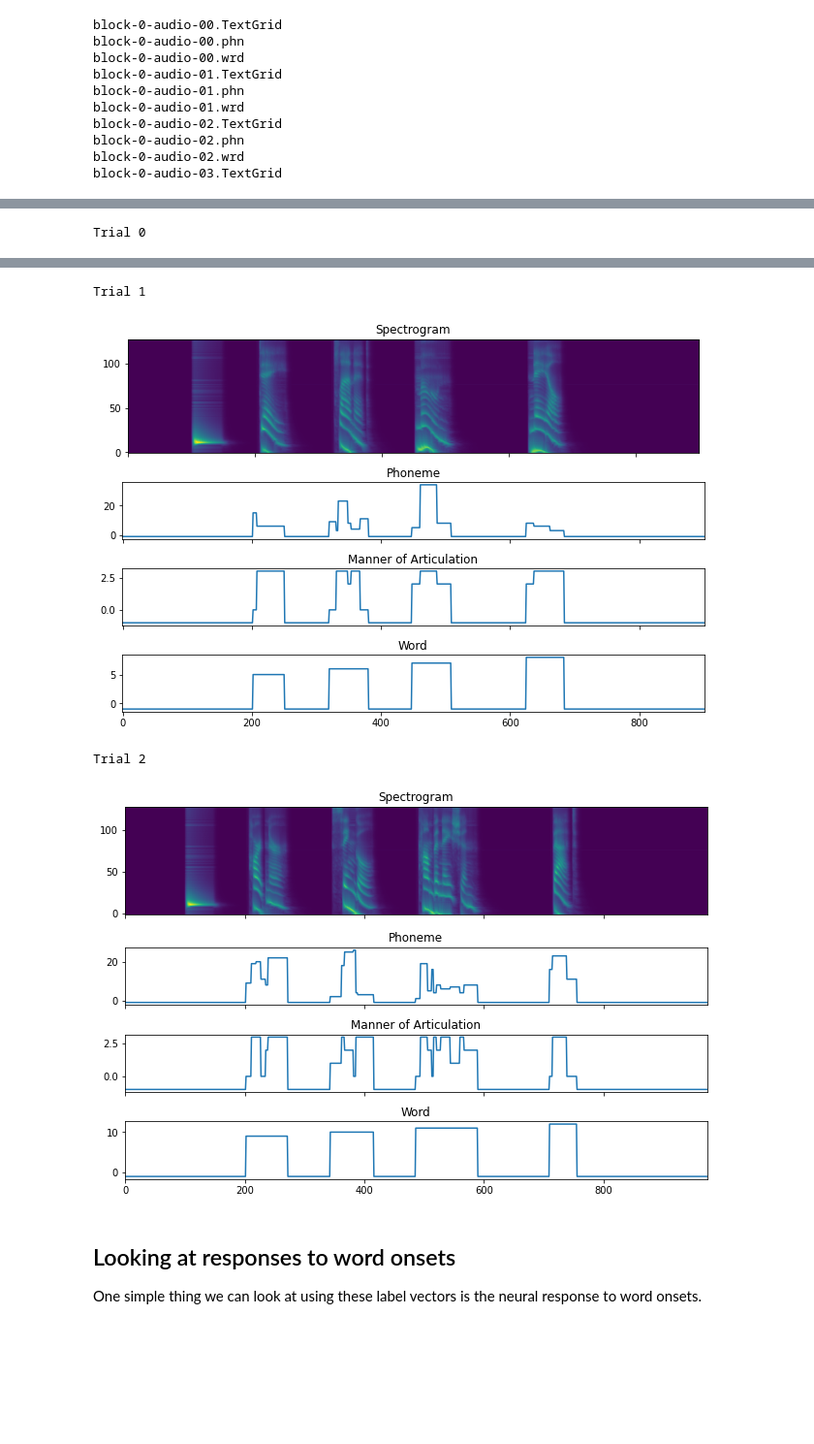
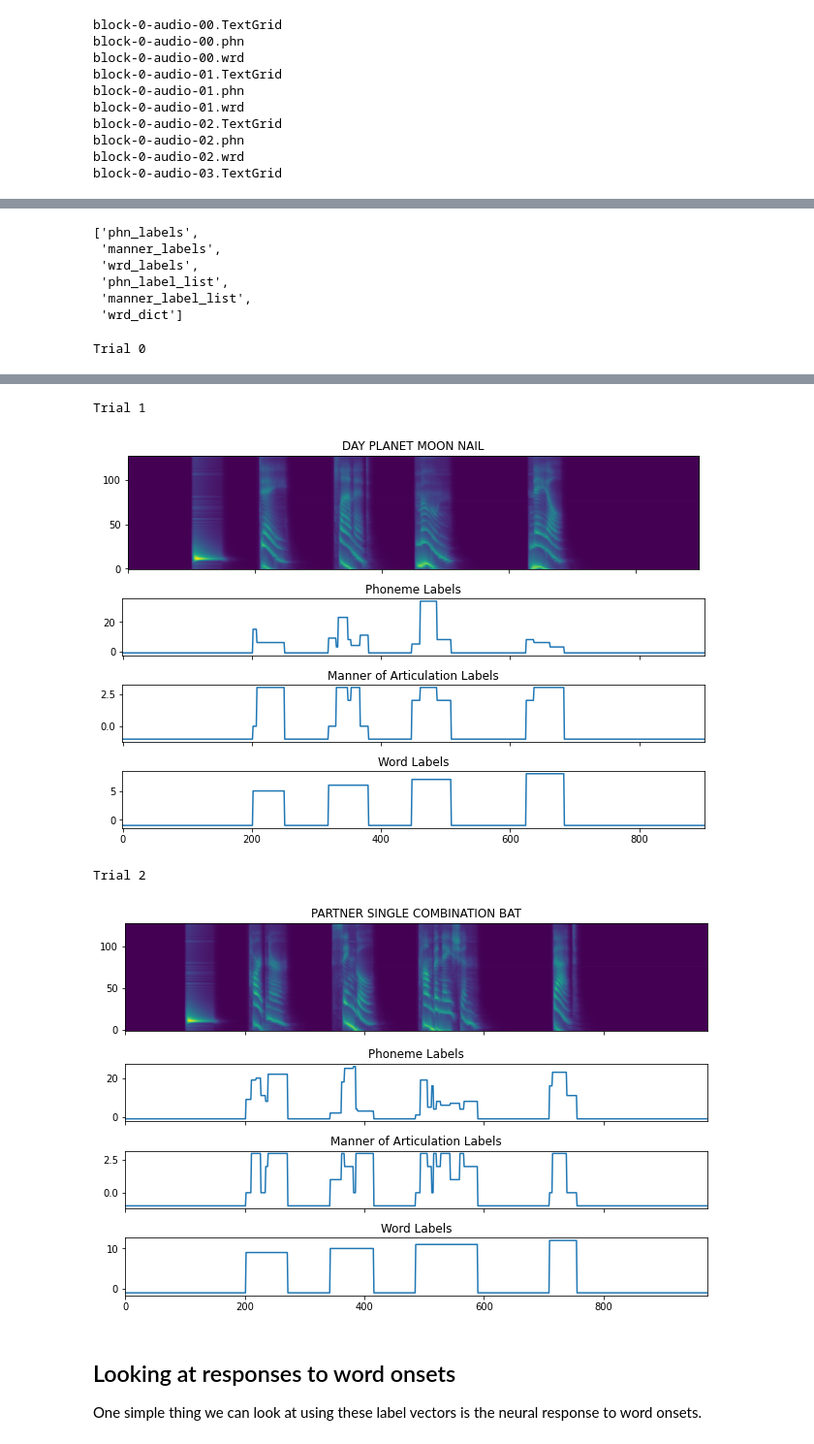
Before and after one commit to naplab/naplib-python, a Jupyter notebook: docs/examples/phoneme_and_word_alignment.ipynb, the cells around one changed output, grey strips where cells are left out. Shown at 97% size. Drawn from its saved outputs; the diff is of its cells as text; code cells hidden in the pictures; blank space fills up the shorter version.

Commit message:
phoneme and word aligner align method for outstructs and example notebook

```diff
--- a/docs/examples/phoneme_and_word_alignment.ipynb
+++ b/docs/examples/phoneme_and_word_alignment.ipynb
@@ -11,0 +27,4 @@ len(outstruct)
+# %%
+# the Aligner's align() method requires a length field which specifies the number of
+# samples that we want each resulting label vector to contain
+outstruct['length'] = [x.shape[0] for x in outstruct['resp']]
@@ -18,9 +83,9 @@ audio_dir = '../Alignment/sounds'
 text_dir = '../Alignment/scripts'
 output_dir = './alignment_output'
 # %%
-aligner = nl.alignment.Aligner()
+aligner = nl.alignment.Aligner(output_dir)
 
-aligner.align_from_files(audio_dir, text_dir, output_dir)
+aligner.align_files(audio_dir, text_dir)
 # %% [output]
 Resampling audio and putting in data_/ directory...
 Converting text files to ascii in data_/ directory...
@@ -50,4 +109,0 @@ by copying the [ProsodyLab eng.dict](https://github.com/prosodylab/Prosodylab-Al
-# %%
-aligner = nl.alignment.Aligner(dictionary_file='../Alignment/eng_modified.dict')
-
-aligner.align_from_files(audio_dir, text_dir, output_dir)
@@ -108,0 +114,2 @@ For each trial in this outstruct, there is a beep, followed by 4 words.
+# %%
+result = aligner.get_label_vecs_from_files(outstruct, befaft=np.array([2,1]))
@@ -109,5 +122,14 @@ For each trial in this outstruct, there is a beep, followed by 4 words.
+# %%
+result.fields
+# %% [output]
+['phn_labels',
+ 'manner_labels',
+ 'wrd_labels',
+ 'phn_label_list',
+ 'manner_label_list',
+ 'wrd_dict']
 # %%
-# Let's just look at the first 3 trials
+# Let's just look at the first 3 trials of label vectors aligned to the stimulus
 for n, trial in enumerate(outstruct[:3]):
 
     print(f'Trial {n}')
@@ -115,16 +137,16 @@ for n, trial in enumerate(outstruct[:3]):
     fig, axes = plt.subplots(4,1,figsize=(9,6), sharex=True, gridspec_kw={'height_ratios':[2,1,1,1]})
 
     axes[0].imshow(trial['aud'].T**.3, origin='lower', aspect=1.4)
-    axes[0].set_title('Spectrogram')
+    axes[0].set_title(trial['script'])
 
-    axes[1].plot(trial['phn_labels'])
-    axes[1].set_title('Phoneme')
+    axes[1].plot(result['phn_labels'][n])
+    axes[1].set_title('Phoneme Labels')
 
-    axes[2].plot(trial['manner_labels'])
-    axes[2].set_title('Manner of Articulation')
+    axes[2].plot(result['manner_labels'][n])
+    axes[2].set_title('Manner of Articulation Labels')
 
-    axes[3].plot(trial['wrd_labels'])
-    axes[3].set_title('Word')
+    axes[3].plot(result['wrd_labels'][n])
+    axes[3].set_title('Word Labels')
 
     plt.tight_layout()
 
@@ -135,7 +157,7 @@ Trial 0
 Trial 1
-[figure, old version]
+[figure, new version]
 Trial 2
-[figure, old version]
+[figure, new version]
 # %% [markdown]
 ## Looking at responses to word onsets
 
```
Also changed, not shown: parts of 29 cells of this notebook, 2 other files.
